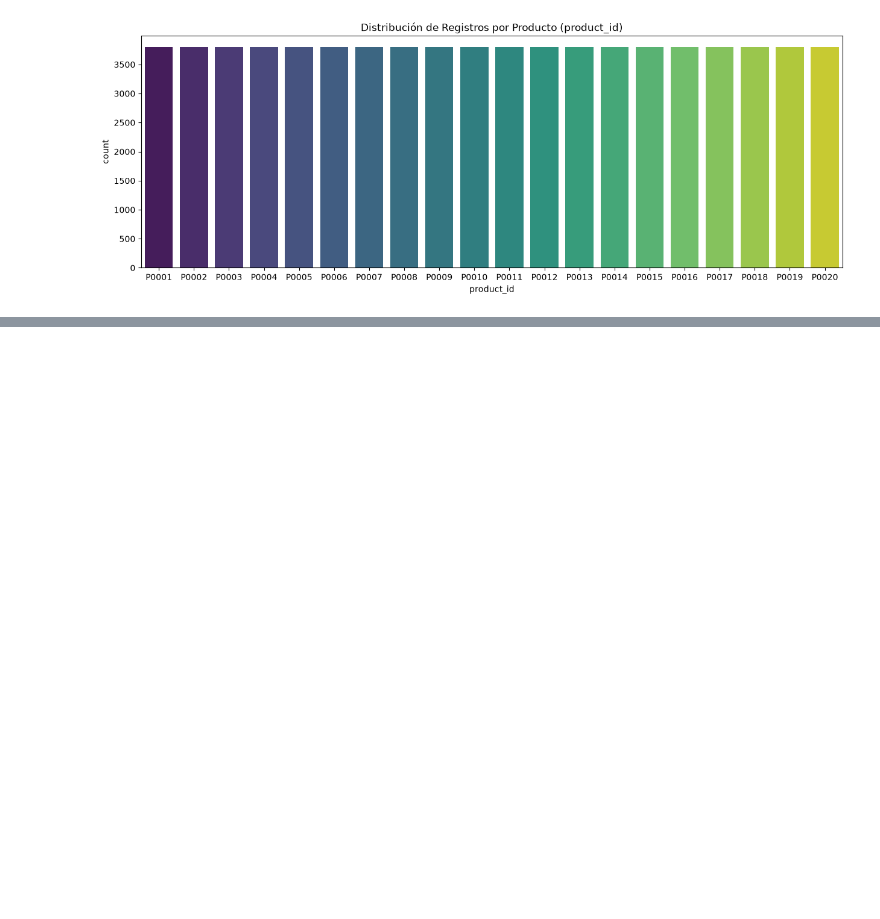
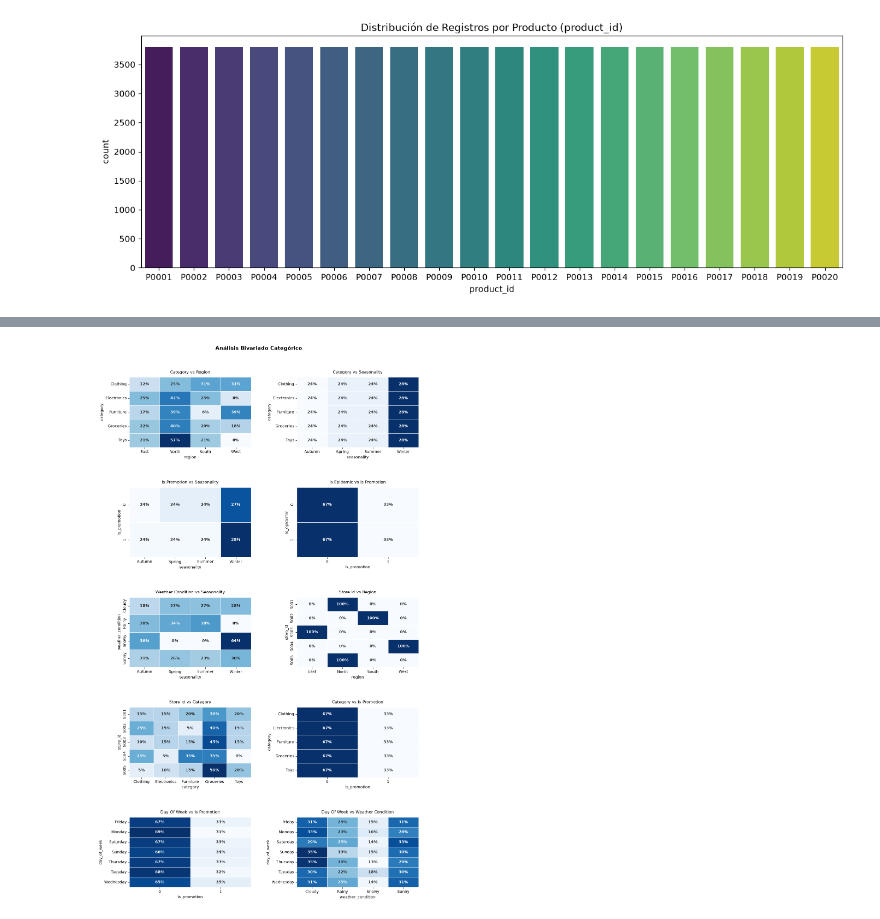
Before and after one commit to diegorod14/20261_Business_Predictive_Analytics, a Jupyter notebook: Notebooks/EDA.ipynb, the cells around one changed output, grey strips where cells are left out. Cells and saved outputs as stored; diff of their text form; code cells hidden in the pictures; blank space fills up the shorter version.

```diff
--- a/Notebooks/EDA.ipynb
+++ b/Notebooks/EDA.ipynb
@@ -144,20 +155,0 @@ df_num.describe().T
-# %%
-import matplotlib.pyplot as plt
-import seaborn as sns
-
-columnas_num = [col for col in df_num.columns if col not in ['year', 'month', 'day']]
-
-sns.set_palette("crest")
-fig, axes = plt.subplots(nrows=len(columnas_num), ncols=2, figsize=(12, 3 * len(columnas_num)))
-
-for i, col in enumerate(columnas_num):
-    sns.boxplot(data=df_num, y=col, ax=axes[i, 0], flierprops={'marker': 'o', 'alpha': 0.2, 'markersize': 3})
-    axes[i, 0].set_title(f'Boxplot de {col}', fontsize=11, pad=8)
-    axes[i, 0].set(xlabel='', ylabel='')
-
-    sns.histplot(data=df_num, x=col, bins=40, ax=axes[i, 1])
-    axes[i, 1].set_title(f'Histograma de {col}', fontsize=11, pad=8)
-    axes[i, 1].set(xlabel='', ylabel='')
-
-plt.tight_layout()
-plt.show()
@@ -165,0 +163,40 @@ plt.show()
+# %%
+pares = [
+    ("category", "region"),
+    ("category", "seasonality"),
+    ("is_promotion", "seasonality"),
+    ("is_epidemic", "is_promotion"),
+    ("weather_condition", "seasonality"),
+    ("store_id", "region"),
+    ("store_id", "category"),
+    ("category", "is_promotion"),
+    ("day_of_week", "is_promotion"),
+    ("day_of_week", "weather_condition"),
+]
+validos = [(c1, c2) for c1, c2 in pares if c1 in df.columns and c2 in df.columns]
+
+# Lienzo
+fig, axes = plt.subplots( nrows=(len(validos) + 1) // 2, ncols=2, figsize=(12, 4 * ((len(validos) + 1) // 2)) )
+axes = np.array(axes).flatten()
+
+# Bucle para dibujar los heatmaps
+for i, (c1, c2) in enumerate(validos):
+    ct = pd.crosstab(df[c1], df[c2], normalize="index")
+
+    sns.heatmap(ct, annot=True, fmt=".0%",
+        cmap="Blues", cbar=False, linewidths=0.5,
+        ax=axes[i], annot_kws={"weight": "bold"},
+    )
+
+    axes[i].set_title(  f"{c1.replace('_', ' ').title()} vs {c2.replace('_', ' ').title()}", fontsize=11, pad=10,)
+    axes[i].set(xlabel=c2, ylabel=c1)
+
+# Limpieza
+for j in range(len(validos), len(axes)):
+    fig.delaxes(axes[j])
+
+plt.suptitle( "Análisis Bivariado Categórico", fontsize=14, weight="bold", y=1.02,)
+plt.tight_layout(h_pad=5.5, w_pad=4.0)
+plt.show()
+# %% [output]
+[figure, added]
```
Also changed, not shown: parts of 37 cells of this notebook, 8 other files.
